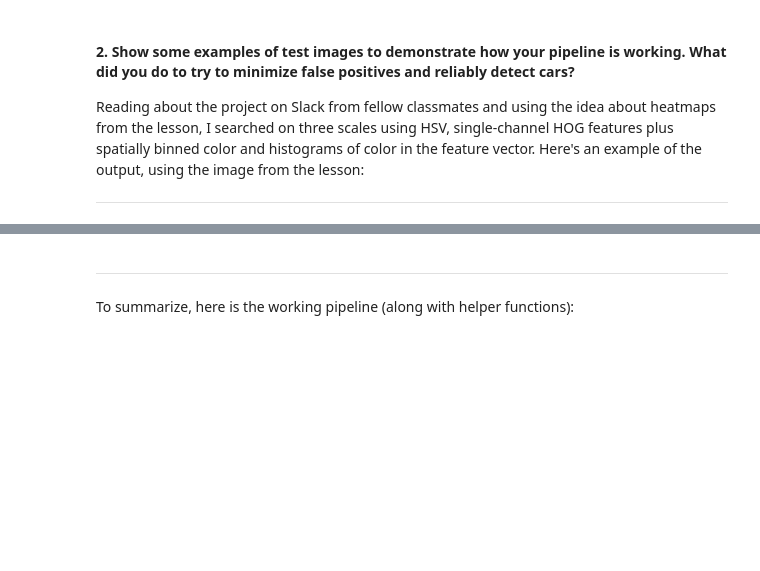
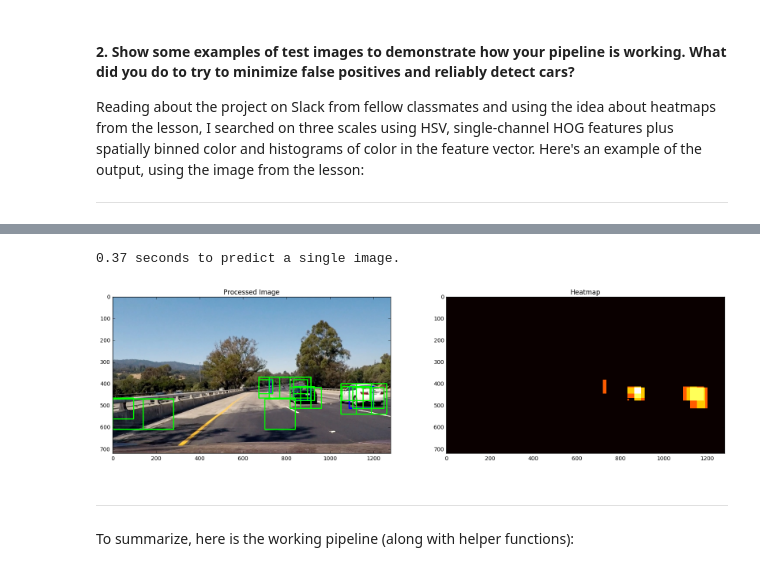
Before and after one commit to kenshin23/CarND-Vehicle-Detection, a Jupyter notebook: P5.ipynb, the cells around one changed output, grey strips where cells are left out. Saved outputs shown, nothing was run; the diff lists cells and outputs as text; code cells hidden in the pictures; blank space fills up the shorter version.

```diff
--- a/P5.ipynb
+++ b/P5.ipynb
@@ -500,3 +498,59 @@ plt.show()
+# %%
+from scipy.ndimage.measurements import label
+
+# Check the prediction time for a single sample
+t = time.time()
+
+image = mpimg.imread('test_images/test4.jpg')
+draw_image = np.copy(image)
+
+# To speed up processing, I limit the boundaries of each sliding window by their size according
+# to where the window is vertically, starting from the bottom:
+# For bbox-example-image.jpg, the 3 levels are as follows:
+# y_start_stop=[510,720], xy_window=(140, 140), xy_overlap=(0.5, 0.5)
+# y_start_stop=[500,600], xy_window=(80, 80), xy_overlap=(0.5, 0.5)
+# y_start_stop=[490,580], xy_window=(64, 64), xy_overlap=(0.5, 0.5)
+windows = slide_window(image, x_start_stop=[None, None], y_start_stop=[400,660],
+                       xy_window=(140, 140), xy_overlap=(0.5, 0.5))
+windows += slide_window(image, x_start_stop=[None, None], y_start_stop=[370,580],
+                        xy_window=(96, 96), xy_overlap=(0.5, 0.5))
+windows += slide_window(image, x_start_stop=[None, None], y_start_stop=[350,480],
+                        xy_window=(64, 64), xy_overlap=(0.5, 0.5))
+
+hot_windows = search_windows(image, windows, svc, X_scaler, color_space=color_space,
+                             spatial_size=spatial_size, hist_bins=hist_bins,
+                             orient=orient, pix_per_cell=pix_per_cell,
+                             cell_per_block=cell_per_block,
+                             hog_channel=hog_channel, spatial_feat=spatial_feat,
+                             hist_feat=hist_feat, hog_feat=hog_feat)
+
+
+# Process the heatmap here:
+heatmap = np.zeros_like(image[:,:,0]).astype(np.float)
+heatmap = add_heat(heatmap, hot_windows)
+heatmap = apply_threshold(heatmap, 2)
+labels = label(heatmap)
+
+# Draw the heatmap and windows on the original image:
+window_heatmap_img = draw_labeled_bboxes(draw_image, labels, color=(0, 0, 255), thick=6)
+window_img = draw_boxes(window_heatmap_img, hot_windows, color=(0, 255, 0), thick=4)
+
+# window_img = draw_boxes(draw_image, hot_windows, color=(0, 0, 255), thick=4)
+
+t2 = time.time()
+print(round(t2 - t, 2), 'seconds to predict a single image.')
+
+plt.figure(figsize=(20,10))
+plt.subplot(121)
+plt.imshow(window_img)
+plt.title('Processed Image')
+plt.subplot(122)
+plt.imshow(heatmap, cmap='hot')
+plt.title('Heatmap')
+plt.show()
+# %% [output]
+0.37 seconds to predict a single image.
+[figure, added]
 # %% [markdown]
 ---
 To summarize, here is the working pipeline (along with helper functions):
```
Also changed, not shown: parts of 13 cells of this notebook, 1 other file.
